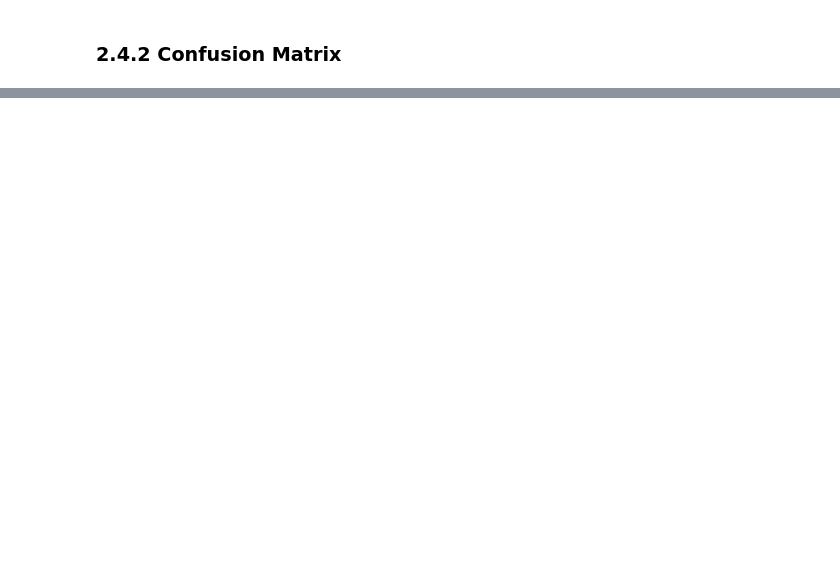
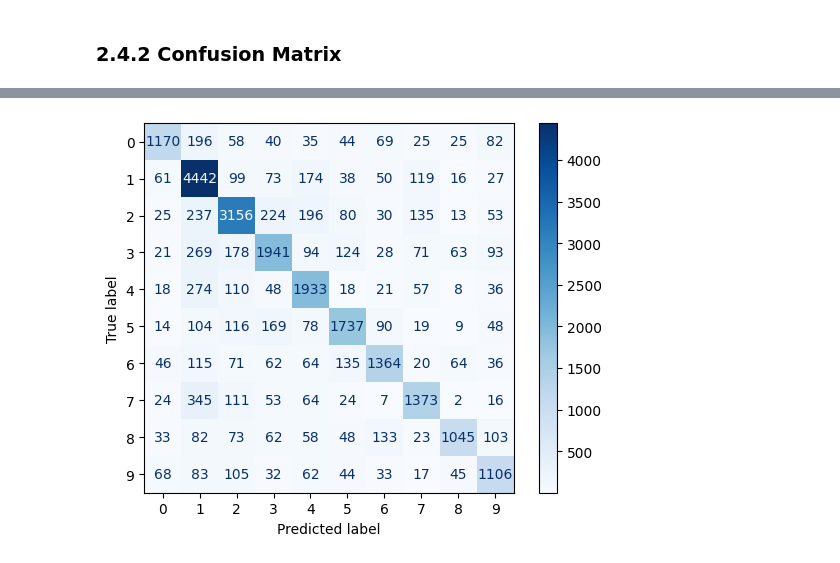
Before and after one commit to hyz-courses/CISC3024-Pattern-Recognition, a Jupyter notebook: Final_Project/main.ipynb, the cells around one changed output, grey strips where cells are left out. Drawn from its saved outputs; the diff is of its cells as text; code cells hidden in the pictures; blank space fills up the shorter version.

Commit message:
:bee: Store Model, complete confusion matrix

```diff
--- a/Final_Project/main.ipynb
+++ b/Final_Project/main.ipynb
@@ -241,14 +249,22 @@ plt.show()
 # %% [markdown]
 ### 2.4.2 Confusion Matrix
 # %%
+model_state = torch.load("./models/small_vgg.pth")
+model = SmallVGG()
+model.load_state_dict(model_state)
+
+model.to(device)
 model.eval()
-out = []
+true_labels = []
+pred_labels = []
 for images, labels in tqdm(test_loader):
     images, labels = images.to(device), labels.to(device)
 
     optimizer.zero_grad()
     outputs = model(images)
-    out += nn.functional.softmax(outputs, dim=-1)
+    pred_labels += nn.functional.softmax(outputs, dim=-1)
+    true_labels += labels
 # %%
-out
+pred_labels_cpu = [torch.argmax(out_item, dim=0).cpu().item() for out_item in pred_labels]
+pred_labels_cpu
 # %% [output]
@@ -271 +287,4 @@ out
  ...]
+# %%
+true_labels_cpu = [out_item.cpu().item() for out_item in true_labels]
+true_labels_cpu
@@ -271,0 +309,7 @@ out
+# %%
+cm = confusion_matrix(true_labels_cpu, pred_labels_cpu)
+disp = ConfusionMatrixDisplay(confusion_matrix=cm, display_labels=range(0,10))
+disp.plot(cmap=plt.cm.Blues)
+plt.show()
+# %% [output]
+[figure, added]
```
Also changed, not shown: parts of 6 cells of this notebook, 1 other file.
